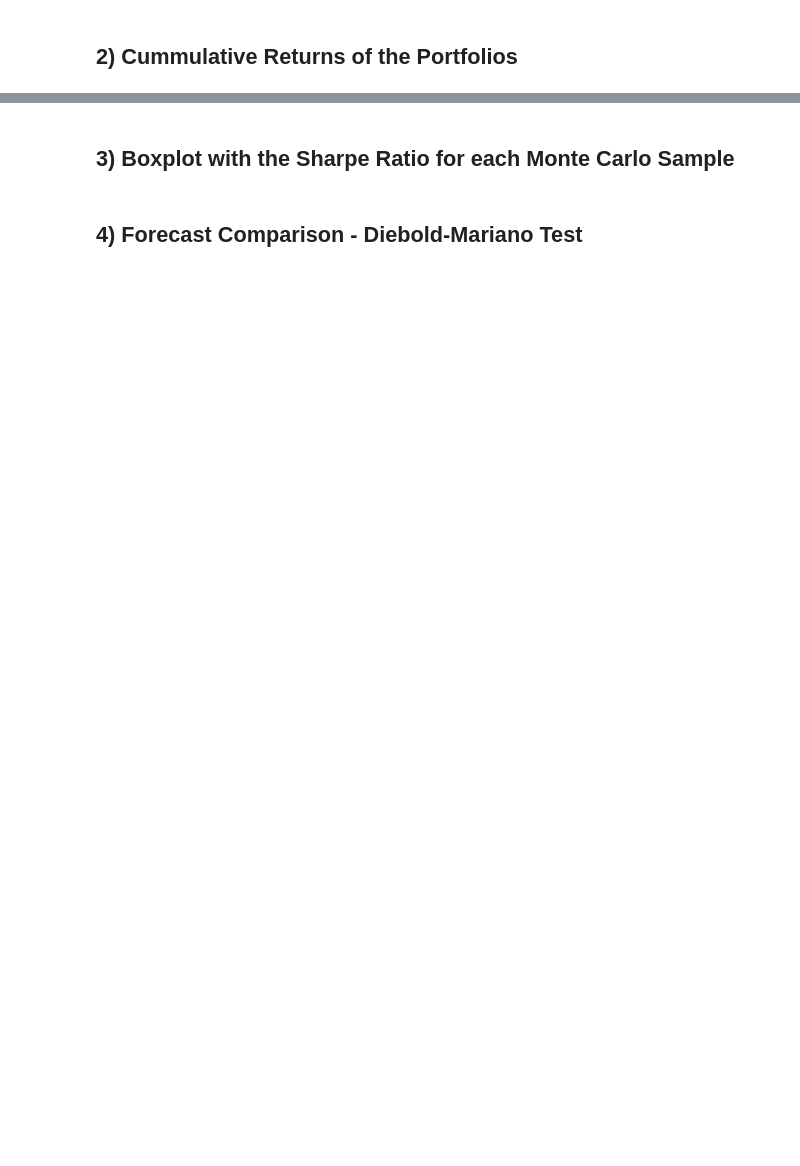
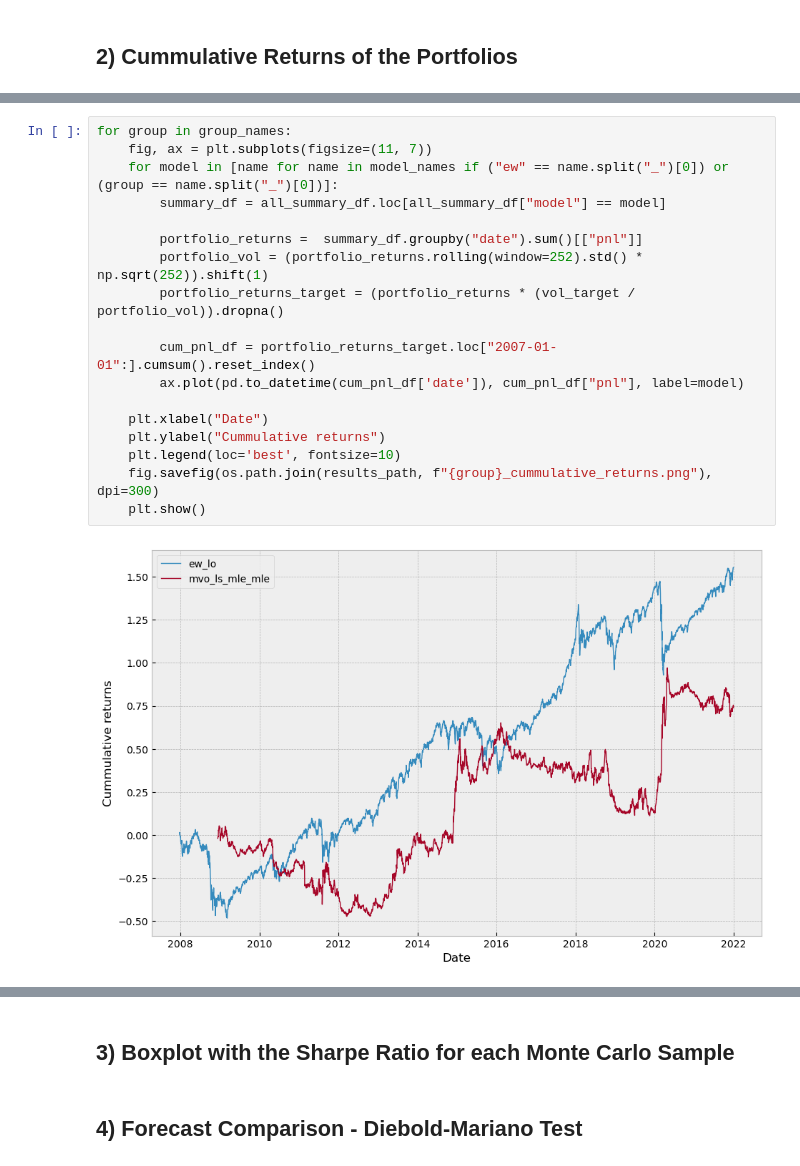
Before and after one commit to dcuoliveira/rpowbe, a Jupyter notebook: src/results_report.ipynb, the cells around one changed output, grey strips where cells are left out. Cells and saved outputs as stored; diff of their text form; blank space fills up the shorter version.

```diff
--- a/src/results_report.ipynb
+++ b/src/results_report.ipynb
@@ -102,0 +164,20 @@ plt.show()
+# %%
+for group in group_names:
+    fig, ax = plt.subplots(figsize=(11, 7))
+    for model in [name for name in model_names if ("ew" == name.split("_")[0]) or (group == name.split("_")[0])]:
+        summary_df = all_summary_df.loc[all_summary_df["model"] == model]
+
+        portfolio_returns =  summary_df.groupby("date").sum()[["pnl"]]
+        portfolio_vol = (portfolio_returns.rolling(window=252).std() * np.sqrt(252)).shift(1)
+        portfolio_returns_target = (portfolio_returns * (vol_target / portfolio_vol)).dropna()
+
+        cum_pnl_df = portfolio_returns_target.loc["2007-01-01":].cumsum().reset_index()
+        ax.plot(pd.to_datetime(cum_pnl_df['date']), cum_pnl_df["pnl"], label=model)
+
+    plt.xlabel("Date")
+    plt.ylabel("Cummulative returns")
+    plt.legend(loc='best', fontsize=10)
+    fig.savefig(os.path.join(results_path, f"{group}_cummulative_returns.png"), dpi=300)
+    plt.show()
+# %% [output]
+[figure, added]
```
Also changed, not shown: parts of 12 cells of this notebook.
